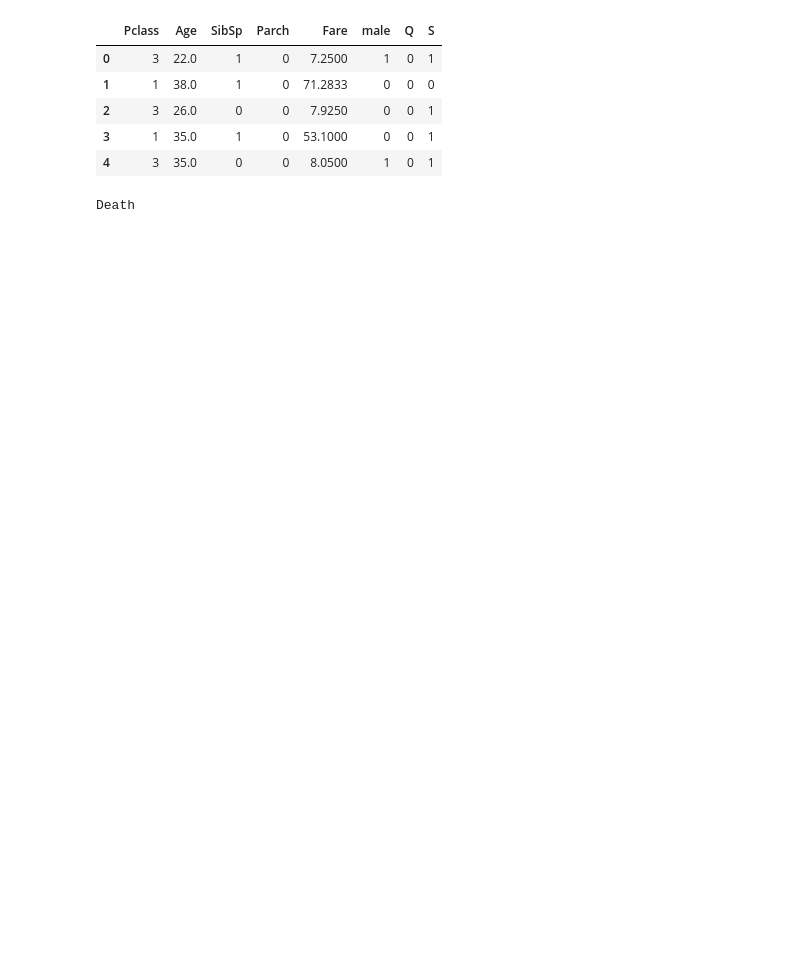
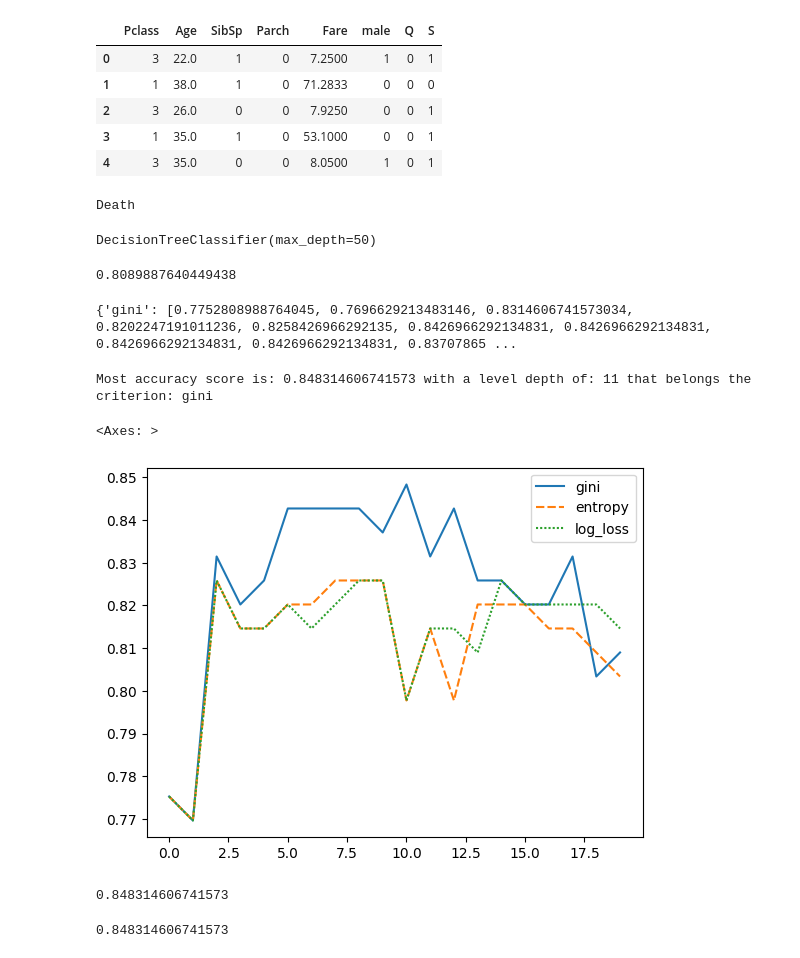
Before and after one commit to luisssSoto/IAAndMachineLearning, a Jupyter notebook: unit4/4.decisionTree/decision_tree.ipynb, the cells around one changed output. Saved outputs shown, nothing was run; the diff lists cells and outputs as text; code cells hidden in the pictures; blank space fills up the shorter version.

Commit message:
update file decision tree file

```diff
--- a/unit4/4.decisionTree/decision_tree.ipynb
+++ b/unit4/4.decisionTree/decision_tree.ipynb
@@ -518,7 +519,7 @@ x.head()
 | 4 | 3 | 35.0 | 0 | 0 | 8.0500 | 1 | 0 | 1 |
 # %%
 new_person = [3, 20, 0, 0, 100, 1, 0, 0]
-prediction = my_model.predict([new_person])
+prediction = my_regression_model.predict([new_person])
 prediction
 if prediction[0] == 0:
     print("Death")
@@ -526,3 +527,11 @@ else:
     print("Survive!")
 # %% [output]
 Death
+# %%
+# Training a model with Decision Tree
+from sklearn.tree import DecisionTreeClassifier
+my_decision_tree_model = DecisionTreeClassifier(max_depth=50)
+# %%
+my_decision_tree_model.fit(x_training, y_training)
+# %% [output]
+DecisionTreeClassifier(max_depth=50)
@@ -528,0 +540,53 @@ Death
+# %%
+# Know the accuracy of the model
+from sklearn.metrics import accuracy_score
+accuracy_score(y_testing, predictions_tree)
+# %% [output]
+0.8089887640449438
+# %%
+# Figure out what is the best level of deep we need to use according the accuracy score
+results = {}
+criterion_list = ['gini', 'entropy', 'log_loss']
+better_accuracy = 0
+most_accuracy_criterion = ''
+most_depth_accuracy = 0
+for cri in criterion_list:
+    group = []
+    for j in range(1, 21):
+        my_decision_tree_model = DecisionTreeClassifier(criterion=cri, max_depth=j)
+        my_decision_tree_model.fit(x_training, y_training)
+        prediction = my_decision_tree_model.predict(x_testing)
+        accuracy = accuracy_score(y_testing, prediction)
+        # print(f"Deep of level: {i} accuracy score: {accuracy}")
+        group.append(accuracy)
+        if accuracy > better_accuracy:
+            better_accuracy = accuracy
+            most_accuracy_criterion = cri
+            most_depth_accuracy = j
+    results[cri] = group
+print(results)
+# %% [output]
+{'gini': [0.7752808988764045, 0.7696629213483146, 0.8314606741573034, 0.8202247191011236, 0.8258426966292135, 0.8426966292134831, 0.8426966292134831, 0.8426966292134831, 0.8426966292134831, 0.83707865 ...
+# %%
+print(f"Most accuracy score is: {better_accuracy} with a level depth of: {most_depth_accuracy} that belongs the criterion: {most_accuracy_criterion}")
+# %% [output]
+Most accuracy score is: 0.848314606741573 with a level depth of: 11 that belongs the criterion: gini
+# %%
+seaborn.lineplot(data=results)
+# %% [output]
+<Axes: >
+[figure, added]
+# %%
+# Confirm if the best result is ok
+print(results['gini'][11 - 1])
+# %% [output]
+0.848314606741573
+# %%
+# Create and train the best model with the exactly depth and criterion values
+my_decision_tree_model = DecisionTreeClassifier(criterion='gini', max_depth=11)
+my_decision_tree_model.fit(x_training, y_training)
+predictions = my_decision_tree_model.predict(x_testing)
+accuracy = accuracy_score(y_testing, predictions)
+print(accuracy)
+# %% [output]
+0.848314606741573
```
Also changed, not shown: parts of 11 cells of this notebook, 1 other file.
